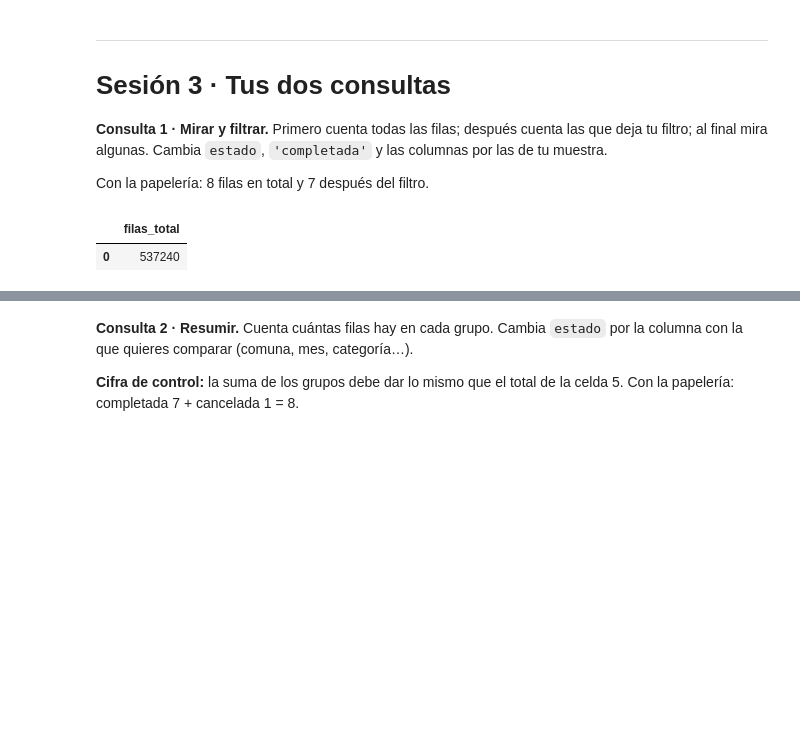
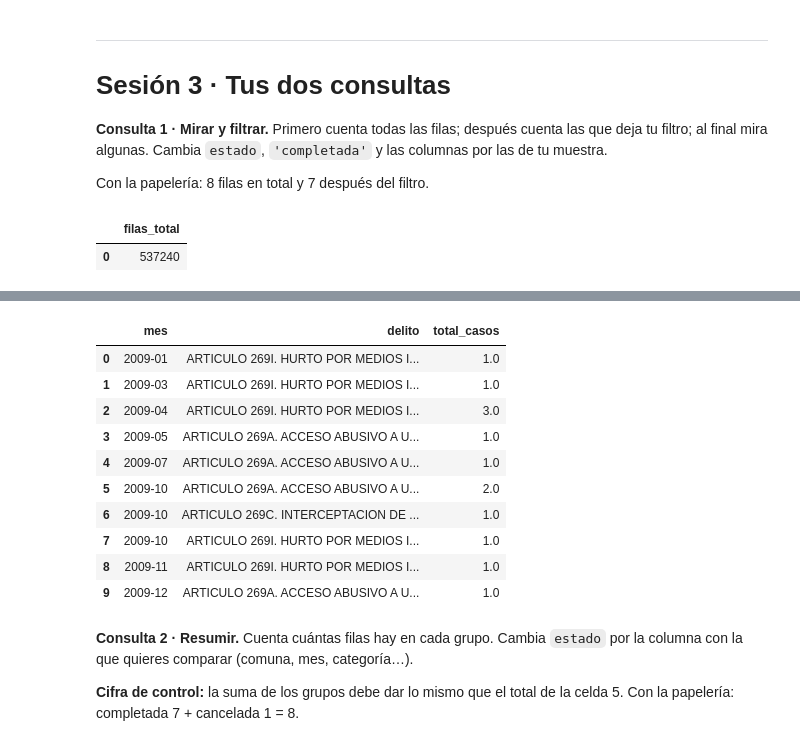
Before and after one commit to dmonsalvelondono8-cmyk/proyecto-datos-e7, a Jupyter notebook: notebooks/01_consultas.ipynb, the cells around one changed output, grey strips where cells are left out. Cells and saved outputs as stored; diff of their text form; code cells hidden in the pictures; blank space fills up the shorter version.

```diff
--- a/notebooks/01_consultas.ipynb
+++ b/notebooks/01_consultas.ipynb
@@ -124,11 +191,27 @@ Candidate bindings: "COD_MUNI"
 # %%
-# Celda 7 · Consulta 1c: mirar las filas filtradas, solo las columnas que necesitas
+# Consulta 2 · Casos por mes y tipo de delito en Medellín
 sql("""
-SELECT id_venta, producto_id, cantidad
+SELECT STRFTIME(STRPTIME("FECHA HECHO", '%Y %b %d %I:%M:%S %p'), '%Y-%m') AS mes,
+       "DESCRIPCION CONDUCTA" AS elito,
+       SUM(dCANTIDAD) AS total_casos
 FROM datos
-WHERE estado = 'completada'
+WHERE COD_MUNI = 5001
+GROUP BY mes, delito
+ORDER BY mes, delito
 LIMIT 10
 """)
+# %% [output]
+|  | mes | delito | total_casos |
+| 0 | 2009-01 | ARTICULO 269I. HURTO POR MEDIOS I... | 1.0 |
+| 1 | 2009-03 | ARTICULO 269I. HURTO POR MEDIOS I... | 1.0 |
+| 2 | 2009-04 | ARTICULO 269I. HURTO POR MEDIOS I... | 3.0 |
+| 3 | 2009-05 | ARTICULO 269A. ACCESO ABUSIVO A U... | 1.0 |
+| 4 | 2009-07 | ARTICULO 269A. ACCESO ABUSIVO A U... | 1.0 |
+| 5 | 2009-10 | ARTICULO 269A. ACCESO ABUSIVO A U... | 2.0 |
+| 6 | 2009-10 | ARTICULO 269C. INTERCEPTACION DE ... | 1.0 |
+| 7 | 2009-10 | ARTICULO 269I. HURTO POR MEDIOS I... | 1.0 |
+| 8 | 2009-11 | ARTICULO 269I. HURTO POR MEDIOS I... | 1.0 |
+| 9 | 2009-12 | ARTICULO 269A. ACCESO ABUSIVO A U... | 1.0 |
 # %% [markdown]
 **Consulta 2 · Resumir.** Cuenta cuántas filas hay en cada grupo. Cambia `estado` por la columna con la que quieres comparar (comuna, mes, categoría…).
 
```
Also changed, not shown: parts of 7 cells of this notebook.
